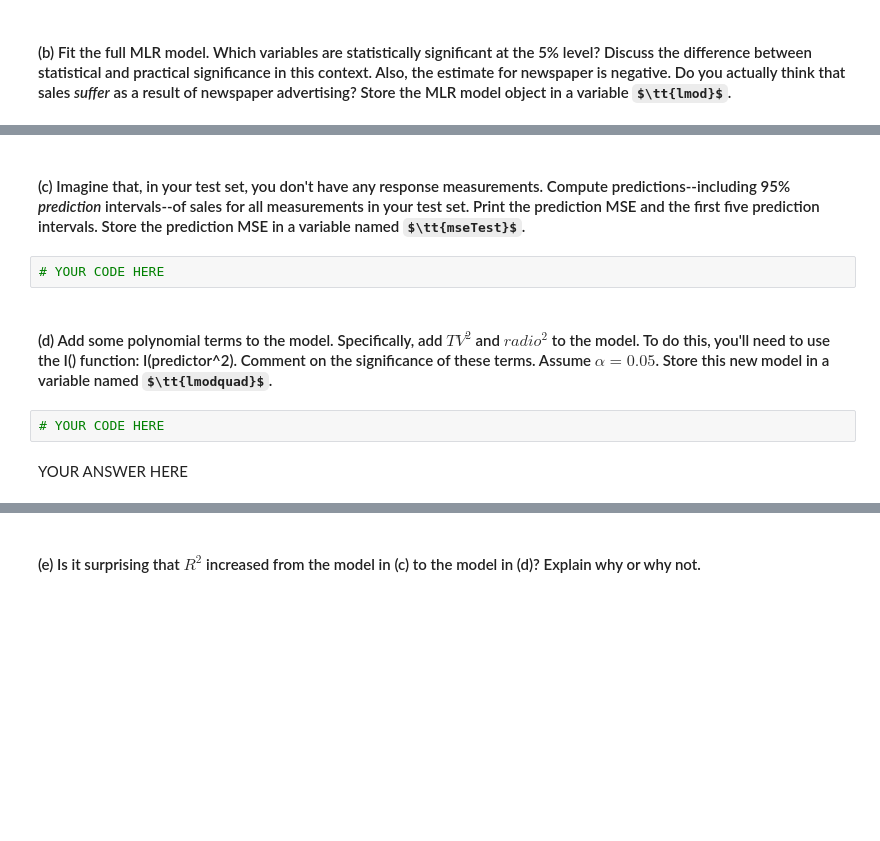
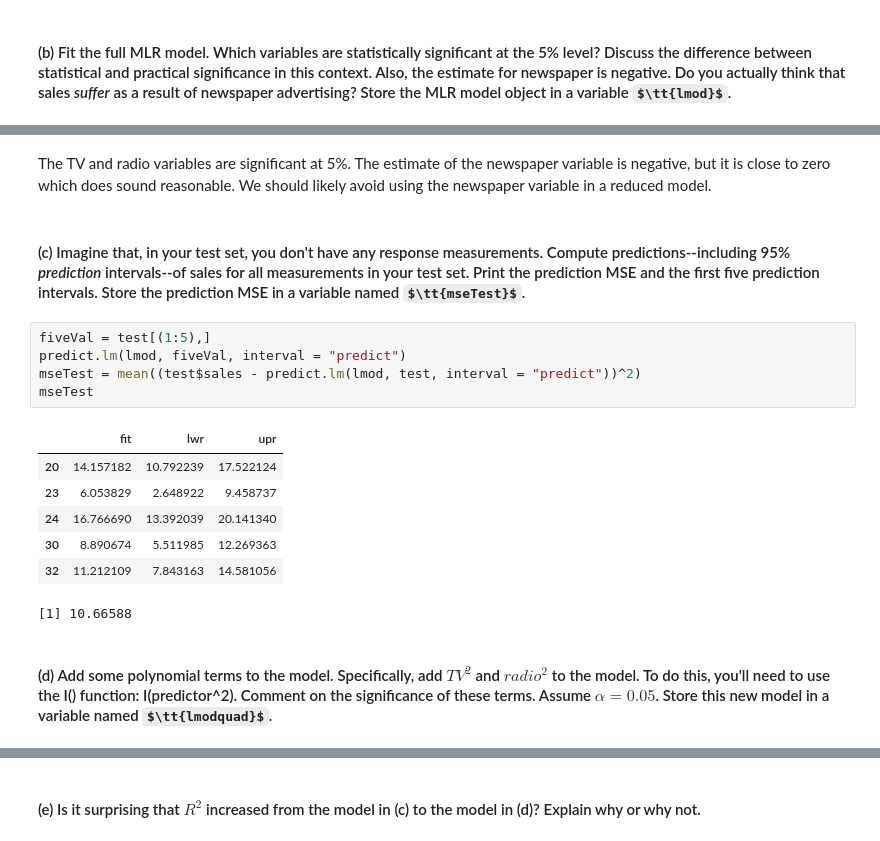
Before and after one commit to jmox0351/Stat_4010_hwrk4, a Jupyter notebook: STAT4010-5010_Sp20_HW4.ipynb, the cells around one changed output, grey strips where cells are left out. Cells and saved outputs as stored; diff of their text form; some formulas as TeX source; blank space fills up the shorter version.

```diff
--- a/STAT4010-5010_Sp20_HW4.ipynb
+++ b/STAT4010-5010_Sp20_HW4.ipynb
@@ -148,10 +216,19 @@ YOUR ANSWER HERE
+# %% [markdown]
+The TV and radio variables are significant at 5%. The estimate of the newspaper variable is negative, but it is close to zero which does sound reasonable. We should likely avoid using the newspaper variable in a reduced model.
 # %% [markdown]
 #### (c) Imagine that, in your test set, you don't have any response measurements. Compute predictions--including 95% *prediction* intervals--of sales for all measurements in your test set. Print the prediction MSE and the first five prediction intervals. Store the prediction MSE in a variable named $\tt{mseTest}$.
-# %%
-# YOUR CODE HERE
+# %%
+fiveVal = test[(1:5),]
+predict.lm(lmod, fiveVal, interval = "predict")
+mseTest = mean((test$sales - predict.lm(lmod, test, interval = "predict"))^2)
+mseTest
+# %% [output]
+|  | fit | lwr | upr |
+| 20 | 14.157182 | 10.792239 | 17.522124 |
+| 23 | 6.053829 | 2.648922 | 9.458737 |
+| 24 | 16.766690 | 13.392039 | 20.141340 |
+| 30 | 8.890674 | 5.511985 | 12.269363 |
+| 32 | 11.212109 | 7.843163 | 14.581056 |
+[1] 10.66588
 # %% [markdown]
 #### (d) Add some polynomial terms to the model. Specifically, add $TV^2$ and $radio^2$ to the model. To do this, you'll need to use the I() function: I(predictor^2). Comment on the significance of these terms. Assume $\alpha = 0.05$. Store this new model in a variable named $\tt{lmodquad}$.
-# %%
-# YOUR CODE HERE
-# %% [markdown]
-YOUR ANSWER HERE
```
Also changed, not shown: parts of 31 cells of this notebook.
